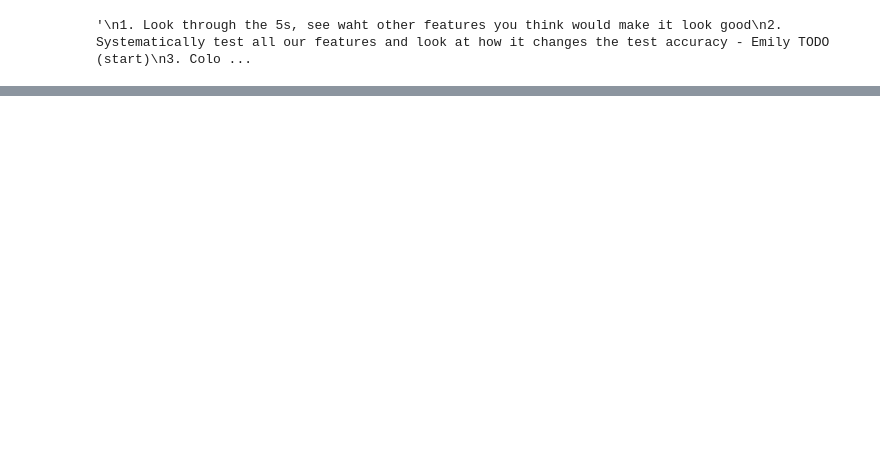
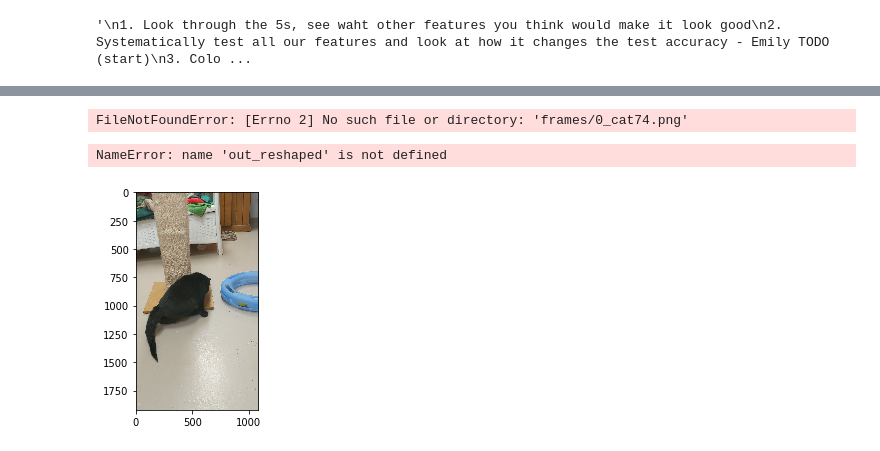
Before and after one commit to iacs-capstone-2020-adoptimize/final_project, a Jupyter notebook: regression_refinements_analysis.ipynb, the cells around one changed output, grey strips where cells are left out. Saved outputs shown, nothing was run; the diff lists cells and outputs as text; code cells hidden in the pictures; blank space fills up the shorter version.

```diff
--- a/regression_refinements_analysis.ipynb
+++ b/regression_refinements_analysis.ipynb
@@ -248,9 +180,0 @@ plt.hist(aspect_ratios)
-# %%
-"""
-Since most of the images are the same aspect ratio, let's just skip over images that are  *not* the same
-aspect ratio of the majority of images for now.
-
-Then rotate to orient them all the same direction. I don't think it will matter what orientation the images are.
-"""
-frames_cnn["aspect_ratios"] = np.array(aspect_ratios)
-frames_cnn.head()
@@ -404,0 +181,32 @@ history = cnn_model.fit(
+# %%
+# Add a column to store the image data.
+all_df["image"] = None
+
+for i, frame in all_df.iterrows():
+    video_name = frame["video"].split(".mp4")[0]
+    all_df["image"][i] = np.array(Image.open(f"frames/{i}_{video_name}.png"))
+# %% [output]
+FileNotFoundError: [Errno 2] No such file or directory: 'frames/0_cat74.png'
+# %%
+"""
+ADDING CAT DETECTED PIXEL TO BACKGROUND RATIO
+"""
+CAT_CLASS = 8
+
+model = pspnet_101_voc12()
+
+for i, frame in frames_cnn.iterrows():
+    image = frame["image"]
+    plt.imshow(image)
+    video_name = frame["video"].split(".mp4")[0]
+    out = model.predict_segmentation(
+        inp=image,
+        out_fname=f"test_output/segmentation_test_{i}_{video_name}.png"
+    )
+#     cat_pixels = np.where(out_reshaped == 8)
+    # This is the detected cat
+    plt.imshow(out)
+    import sys; sys.exit()
+# %% [output]
+NameError: name 'out_reshaped' is not defined
+[figure, added]
```
Also changed, not shown: parts of 32 cells of this notebook.
